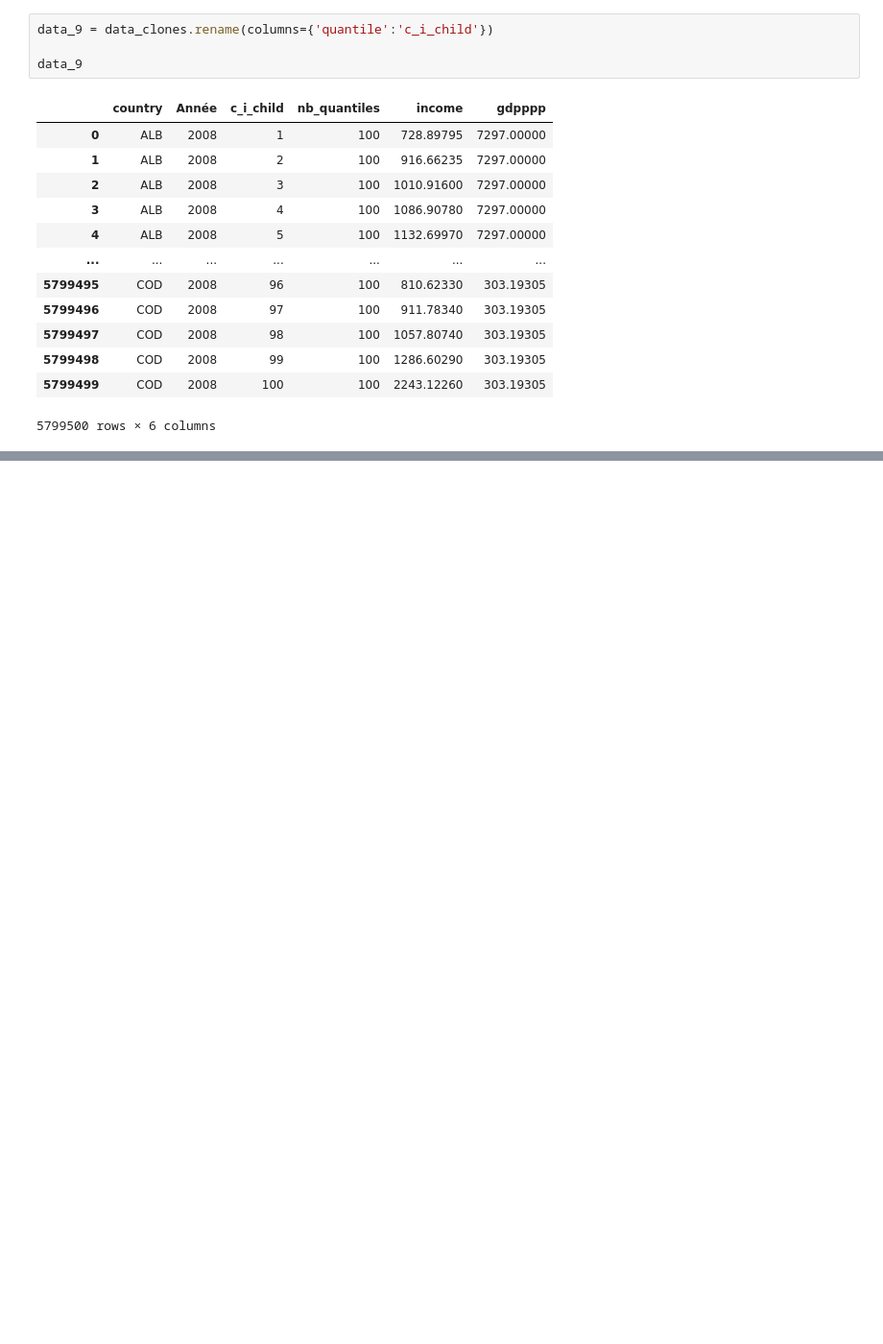
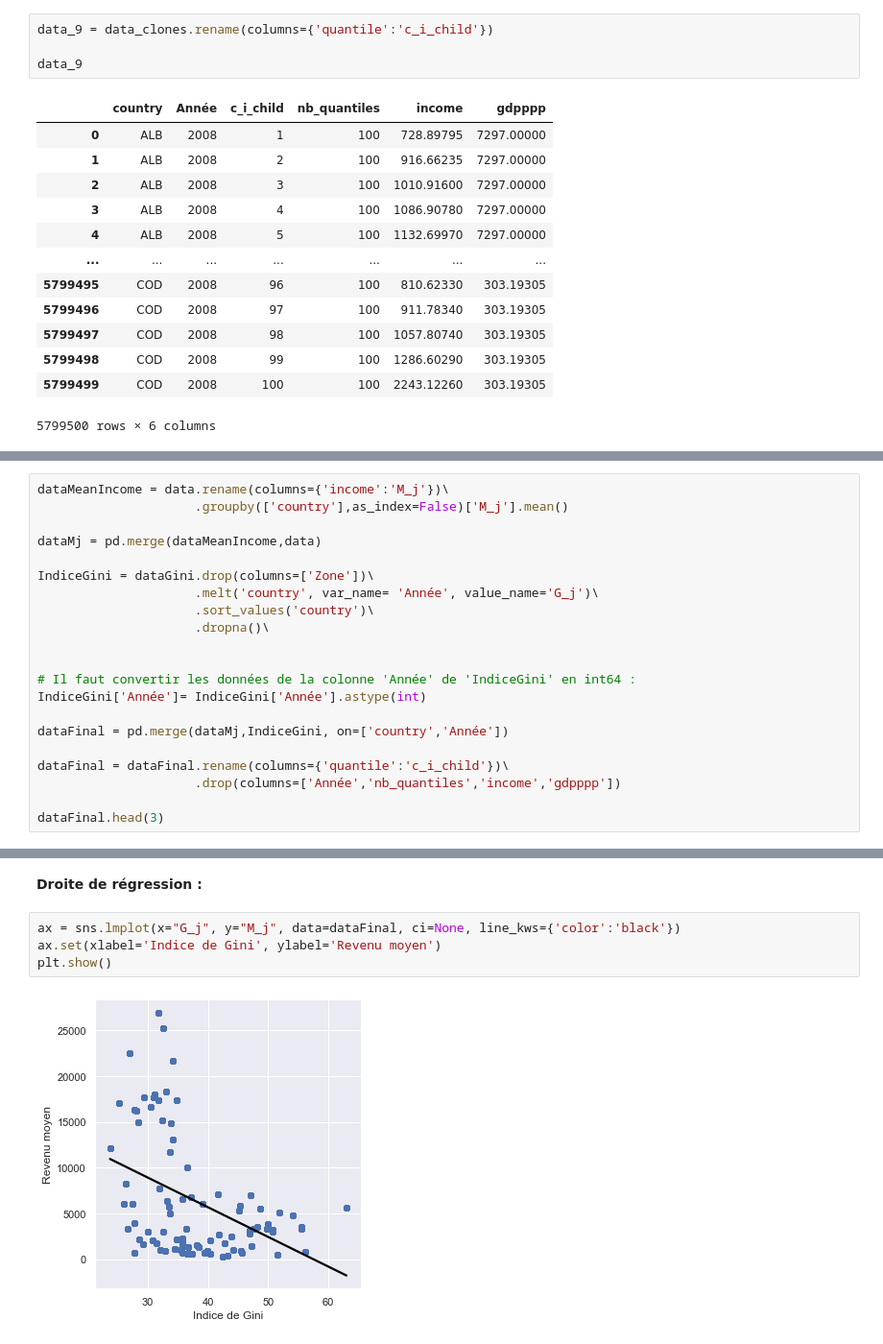
Before and after one commit to MattSioll/DataAnalyst, a Jupyter notebook: Projet 7/P7_01_Code.ipynb, the cells around one changed output, grey strips where cells are left out. Shown at 96% size. Cells and saved outputs as stored; diff of their text form; blank space fills up the shorter version.

```diff
--- a/Projet 7/P7_01_Code.ipynb
+++ b/Projet 7/P7_01_Code.ipynb
@@ -769,0 +798,21 @@ data_9
+# %%
+dataMeanIncome = data.rename(columns={'income':'M_j'})\
+                     .groupby(['country'],as_index=False)['M_j'].mean()
+
+dataMj = pd.merge(dataMeanIncome,data)
+
+IndiceGini = dataGini.drop(columns=['Zone'])\
+                     .melt('country', var_name= 'Année', value_name='G_j')\
+                     .sort_values('country')\
+                     .dropna()\
+
+
+# Il faut convertir les données de la colonne 'Année' de 'IndiceGini' en int64 :
+IndiceGini['Année']= IndiceGini['Année'].astype(int)
+
+dataFinal = pd.merge(dataMj,IndiceGini, on=['country','Année'])
+
+dataFinal = dataFinal.rename(columns={'quantile':'c_i_child'})\
+                     .drop(columns=['Année','nb_quantiles','income','gdpppp'])
+
+dataFinal.head(3)
@@ -769,0 +892,8 @@ data_9
+# %% [markdown]
+**Droite de régression :**
+# %%
+ax = sns.lmplot(x="G_j", y="M_j", data=dataFinal, ci=None, line_kws={'color':'black'})
+ax.set(xlabel='Indice de Gini', ylabel='Revenu moyen')
+plt.show()
+# %% [output]
+[figure, added]
```
Also changed, not shown: parts of 27 cells of this notebook.
